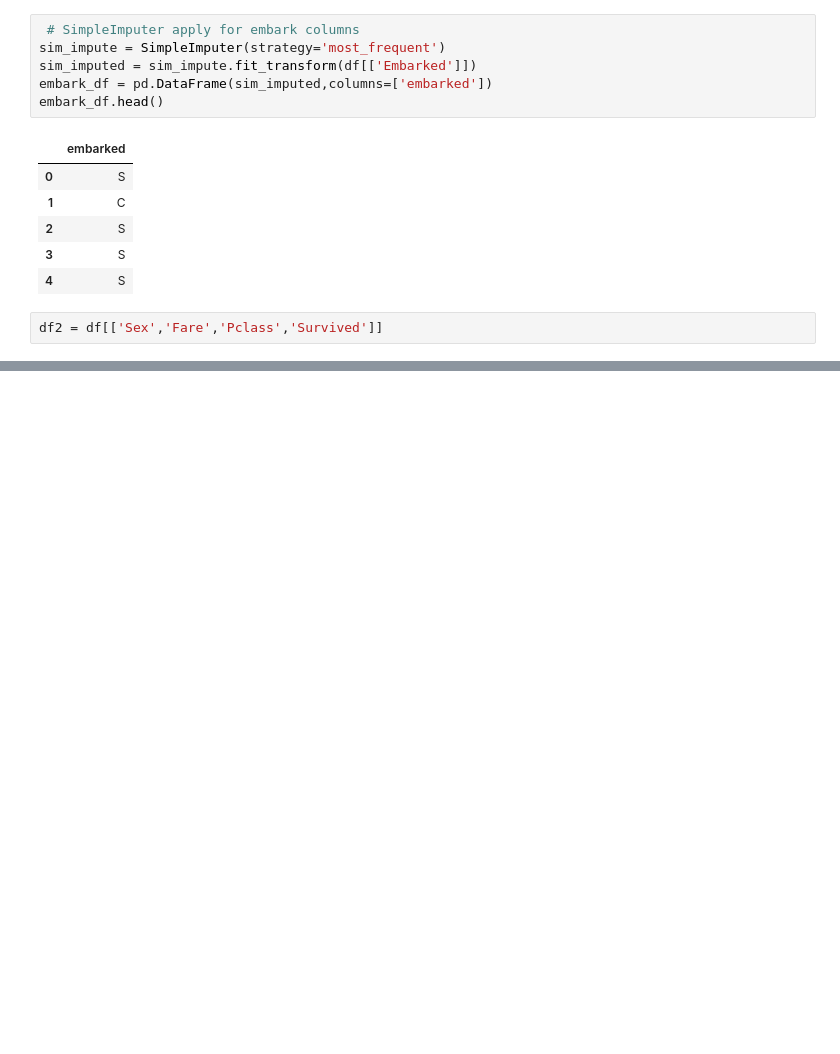
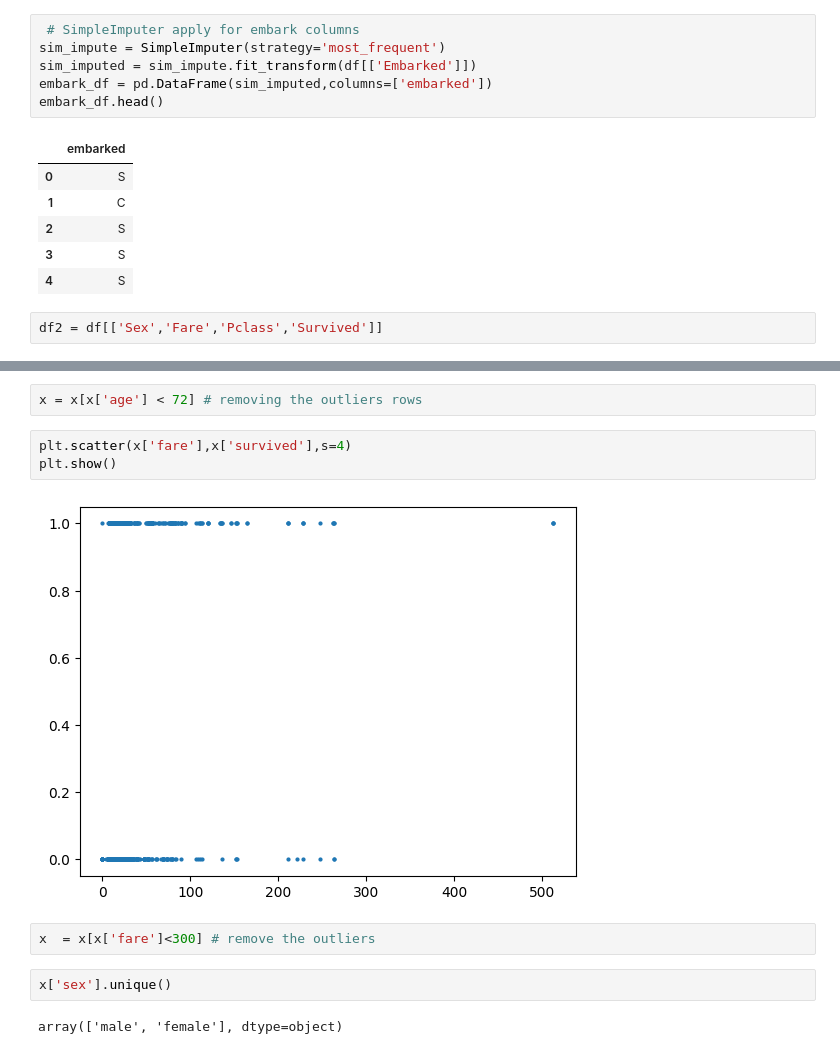
Before and after one commit to sakib-hasan-11/Titanic-survival-prediction-, a Jupyter notebook: titanic survival prediction.ipynb, the cells around one changed output, grey strips where cells are left out. Drawn from its saved outputs; the diff is of its cells as text; blank space fills up the shorter version.

```diff
--- a/titanic survival prediction.ipynb
+++ b/titanic survival prediction.ipynb
@@ -73,0 +82,13 @@ x.head()
+# %%
+x = x[x['age'] < 72] # removing the outliers rows
+# %%
+plt.scatter(x['fare'],x['survived'],s=4)
+plt.show()
+# %% [output]
+[figure, added]
+# %%
+x  = x[x['fare']<300] # remove the outliers
+# %%
+x['sex'].unique()
+# %% [output]
+array(['male', 'female'], dtype=object)
```
Also changed, not shown: parts of 11 cells of this notebook.
